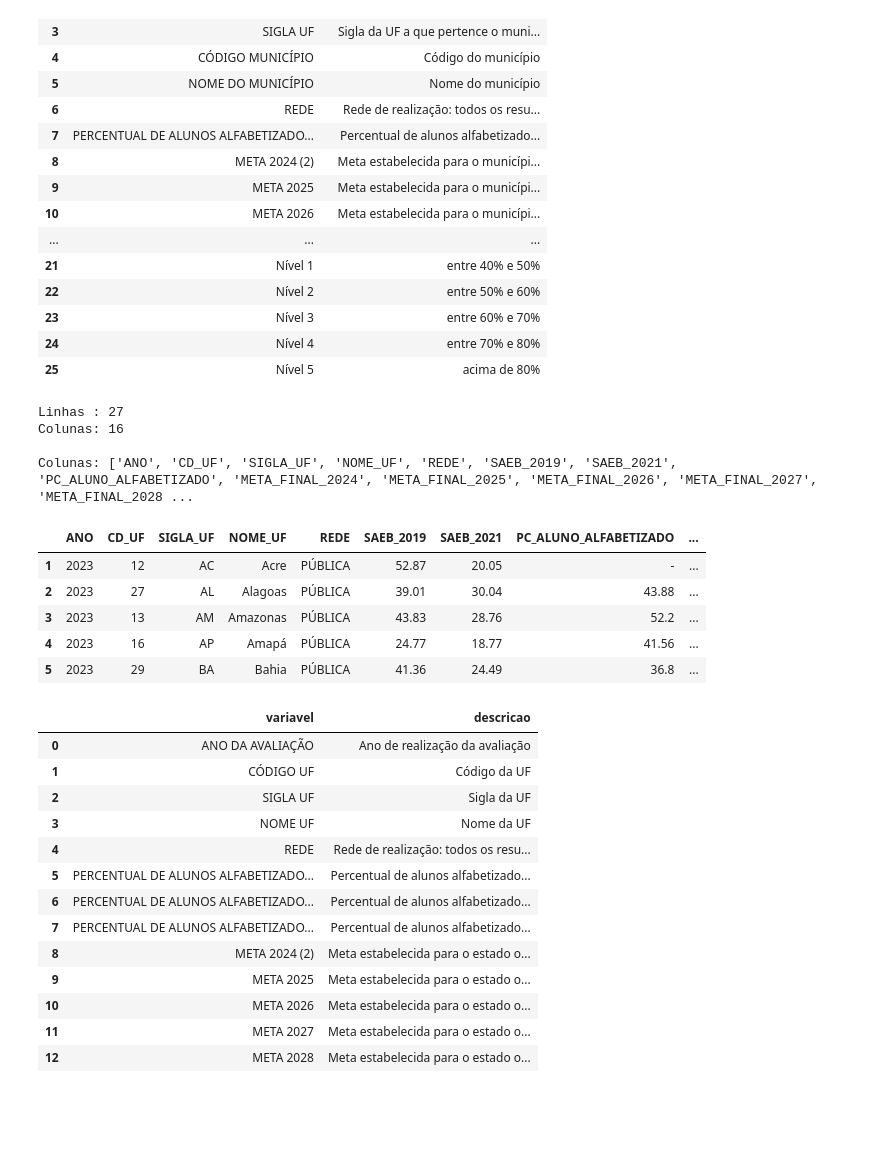
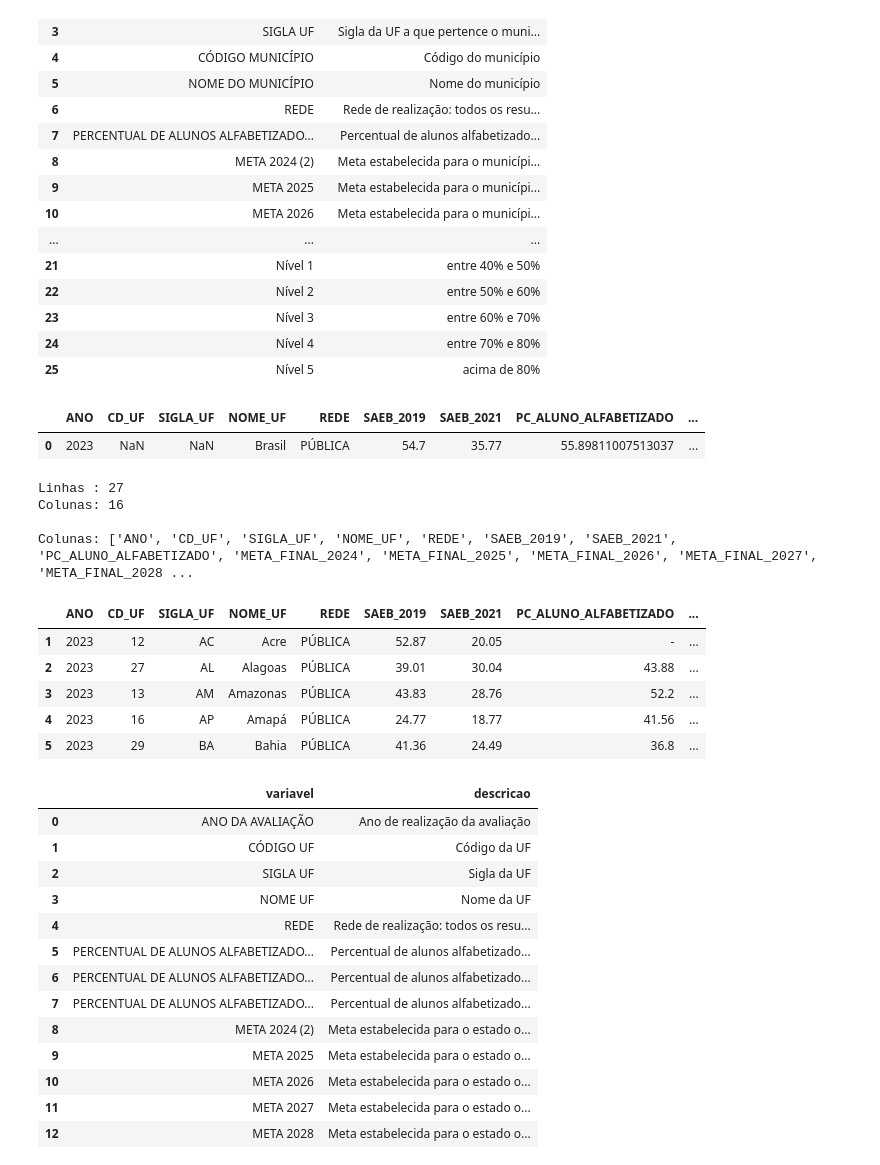
Before and after one commit to diego-nasc/postech-challenge-2, a Jupyter notebook: notebooks/01_exploracao.ipynb, the cells around one changed output. Saved outputs shown, nothing was run; the diff lists cells and outputs as text; code cells hidden in the pictures; blank space fills up the shorter version.

```diff
--- a/notebooks/01_exploracao.ipynb
+++ b/notebooks/01_exploracao.ipynb
@@ -480,48 +480,63 @@ dic
 # Monta o caminho da planilha de metas por UF de 2023.
 caminho_xlsx = EXTRAIDOS_DIR / "2023" / "resultados_e_metas_ufs.xlsx"
 
+
+
 # Lê a aba de divulgação por UF e Brasil.
 # O header=1 usa a segunda linha da planilha como nome das colunas.
 # O dtype=str preserva códigos com zeros à esquerda, quando existirem.
 df_uf_meta = pd.read_excel(
     caminho_xlsx,
     sheet_name="Divulgação Alfabet UF e Brasil",
     header=1,
     dtype=str
 )
+
+df_meta_brasil = (
+    df_uf_meta[
+        df_uf_meta["NOME_UF"]
+        .astype(str)
+        .str.strip()
+        .eq("Brasil")
+    ]
+    .copy()
+)
+display(df_meta_brasil)
 
 # ============================================================
 # AJUSTE DE RODAPÉ
 # ============================================================
 
 # Remove linhas finais que não representam registros analíticos,
 # como linhas em branco ou observações no rodapé da planilha.
 df_uf_meta = df_uf_meta[df_uf_meta["CD_UF"].notna()].copy()
 
 # ============================================================
 # INSPEÇÃO INICIAL
 # ============================================================
 
 # Exibe o volume básico da planilha após o ajuste de rodapé.
 print(f"Linhas : {len(df_uf_meta):,}")
 print(f"Colunas: {df_uf_meta.shape[1]}")
 
 # Exibe os nomes das colunas identificadas na planilha.
 print("\nColunas:", list(df_uf_meta.columns))
 
 # Exibe uma amostra inicial dos registros.
-df_uf_meta.head()
+display(df_uf_meta.head())
 # %% [output]
+|  | ANO | CD_UF | SIGLA_UF | NOME_UF | REDE | SAEB_2019 | SAEB_2021 | PC_ALUNO_ALFABETIZADO | ... |
+| 0 | 2023 | NaN | NaN | Brasil | PÚBLICA | 54.7 | 35.77 | 55.89811007513037 | ... |
 Linhas : 27
 Colunas: 16
 
 Colunas: ['ANO', 'CD_UF', 'SIGLA_UF', 'NOME_UF', 'REDE', 'SAEB_2019', 'SAEB_2021', 'PC_ALUNO_ALFABETIZADO', 'META_FINAL_2024', 'META_FINAL_2025', 'META_FINAL_2026', 'META_FINAL_2027', 'META_FINAL_2028 ...
-|  | ANO | CD_UF | SIGLA_UF | NOME_UF | REDE | SAEB_2019 | SAEB_2021 | PC_ALUNO_ALFABETIZADO | ... |
-| 1 | 2023 | 12 | AC | Acre | PÚBLICA | 52.87 | 20.05 | - | ... |
-| 2 | 2023 | 27 | AL | Alagoas | PÚBLICA | 39.01 | 30.04 | 43.88 | ... |
-| 3 | 2023 | 13 | AM | Amazonas | PÚBLICA | 43.83 | 28.76 | 52.2 | ... |
-| 4 | 2023 | 16 | AP | Amapá | PÚBLICA | 24.77 | 18.77 | 41.56 | ... |
-| 5 | 2023 | 29 | BA | Bahia | PÚBLICA | 41.36 | 24.49 | 36.8 | ... |
+|  | ANO | CD_UF | SIGLA_UF | NOME_UF | REDE | SAEB_2019 | SAEB_2021 | PC_ALUNO_ALFABETIZADO | ... |
+| 1 | 2023 | 12 | AC | Acre | PÚBLICA | 52.87 | 20.05 | - | ... |
+| 2 | 2023 | 27 | AL | Alagoas | PÚBLICA | 39.01 | 30.04 | 43.88 | ... |
+| 3 | 2023 | 13 | AM | Amazonas | PÚBLICA | 43.83 | 28.76 | 52.2 | ... |
+| 4 | 2023 | 16 | AP | Amapá | PÚBLICA | 24.77 | 18.77 | 41.56 | ... |
+| 5 | 2023 | 29 | BA | Bahia | PÚBLICA | 41.36 | 24.49 | 36.8 | ... |
 # %%
 # ============================================================
 # EXPLORAÇÃO DO DICIONÁRIO DE VARIÁVEIS POR UF - 2023
```
Also changed, not shown: parts of 5 cells of this notebook, 2 other files.
